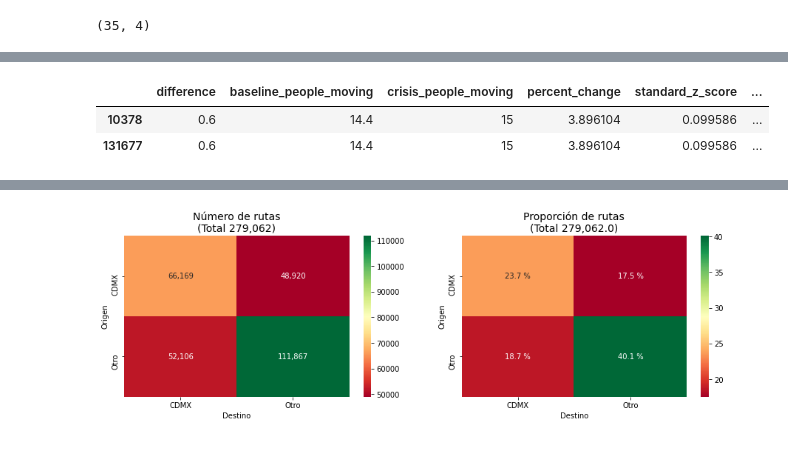
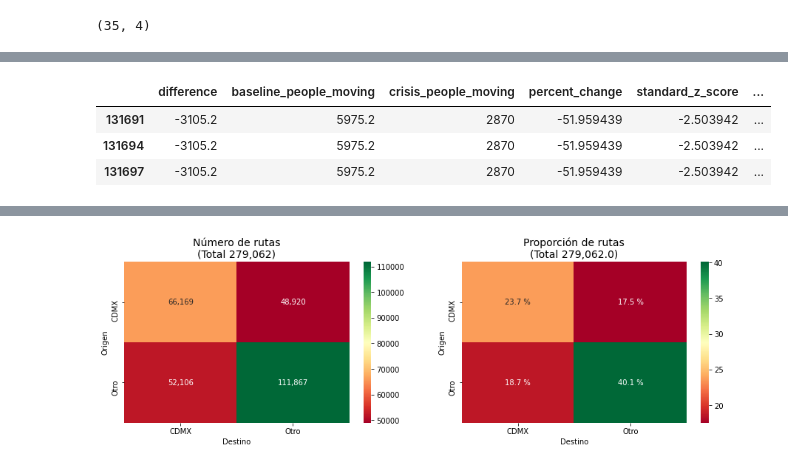
Before and after one commit to sociedat/movicovid, a Jupyter notebook: Codigo/EDA_iter1.ipynb, the cells around one changed output, grey strips where cells are left out. Saved outputs shown, nothing was run; the diff lists cells and outputs as text; code cells hidden in the pictures.

```diff
--- a/Codigo/EDA_iter1.ipynb
+++ b/Codigo/EDA_iter1.ipynb
@@ -291,11 +301,12 @@ data[(data['starting_region_name']=='Atizapán de Zaragoza') & (data['ending_reg
 | 131691 | -3105.2 | 5975.2 | 2870 | Atizapán de Zaragoza | -51.959439 | ... |
 # %%
 original_data[(original_data['starting_region_name']=='Atizapán de Zaragoza') & (original_data['ending_region_name']=='Iztapalapa')
-          & (original_data['fecha']=='2020-03-01') & (original_data['hr']==0)]
+          & (original_data['fecha']=='2020-04-05') & (original_data['hr']==0)]
 # Otros domingos
-#2020-03-01 ,
+# 2020-03-01 , 2020-04-05
 # %% [output]
 |  | difference | baseline_people_moving | crisis_people_moving | percent_change | standard_z_score | ... |
-| 10378 | 0.6 | 14.4 | 15 | 3.896104 | 0.099586 | ... |
-| 131677 | 0.6 | 14.4 | 15 | 3.896104 | 0.099586 | ... |
+| 131691 | -3105.2 | 5975.2 | 2870 | -51.959439 | -2.503942 | ... |
+| 131694 | -3105.2 | 5975.2 | 2870 | -51.959439 | -2.503942 | ... |
+| 131697 | -3105.2 | 5975.2 | 2870 | -51.959439 | -2.503942 | ... |
 # %%
```
Also changed, not shown: parts of 37 cells of this notebook, 1 other file.
